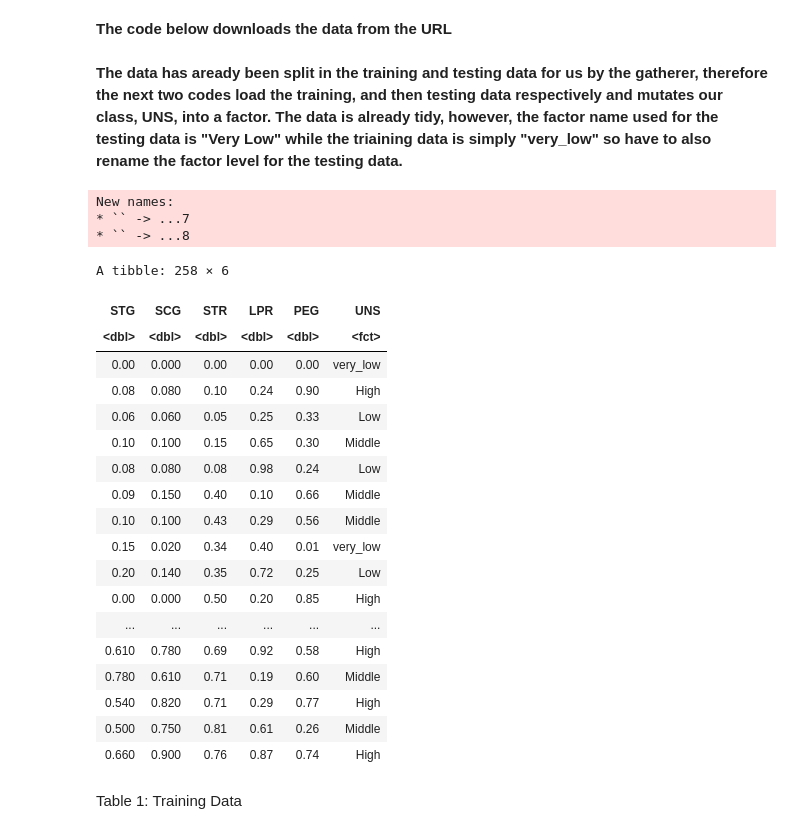
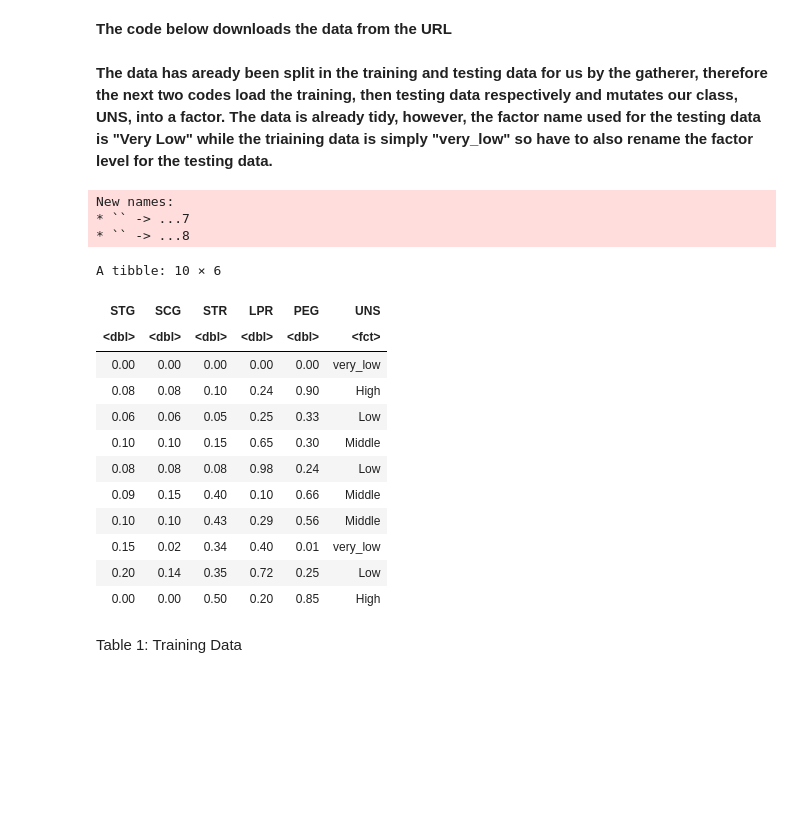
Before and after one commit to Jet-G/dsci-group-project-14, a Jupyter notebook: Project Report/Report.ipynb, the cells around one changed output. Saved outputs shown, nothing was run; the diff lists cells and outputs as text; code cells hidden in the pictures; blank space fills up the shorter version.

```diff
--- a/Project Report/Report.ipynb
+++ b/Project Report/Report.ipynb
@@ -20,35 +20,29 @@ We will start by loading wrangling our data into a form with our potential predi
 url <- "https://archive.ics.uci.edu/ml/machine-learning-databases/00257/Data_User_Modeling_Dataset_Hamdi%20Tolga%20KAHRAMAN.xls"
 download.file(url, destfile = "Data_User_Modeling_Dataset_Hamdi.xls")
 # %% [markdown]
-**The data has aready been split in the training and testing data for us by the gatherer, therefore the next two codes load the training, and then testing data respectively and mutates our class, UNS, into a factor. The data is already tidy, however, the factor name used for the testing data is "Very Low" while the triaining data is simply "very_low" so have to also rename the factor level for the testing data.**
+**The data has aready been split in the training and testing data for us by the gatherer, therefore the next two codes load the training, then testing data respectively and mutates our class, UNS, into a factor. The data is already tidy, however, the factor name used for the testing data is "Very Low" while the triaining data is simply "very_low" so have to also rename the factor level for the testing data.**
 # %%
 training_data <- read_excel("Data_User_Modeling_Dataset_Hamdi.xls", sheet = 2) %>%
 select(STG:UNS) %>%
 mutate(UNS = as.factor(UNS))
-training_data
+head(training_data, n = 10)
 # %% [output]
 New names:
 * `` -> ...7
 * `` -> ...8
-A tibble: 258 × 6
+A tibble: 10 × 6
 | STG | SCG | STR | LPR | PEG | UNS |
 | <dbl> | <dbl> | <dbl> | <dbl> | <dbl> | <fct> |
-| 0.00 | 0.000 | 0.00 | 0.00 | 0.00 | very_low |
-| 0.08 | 0.080 | 0.10 | 0.24 | 0.90 | High |
-| 0.06 | 0.060 | 0.05 | 0.25 | 0.33 | Low |
-| 0.10 | 0.100 | 0.15 | 0.65 | 0.30 | Middle |
-| 0.08 | 0.080 | 0.08 | 0.98 | 0.24 | Low |
-| 0.09 | 0.150 | 0.40 | 0.10 | 0.66 | Middle |
-| 0.10 | 0.100 | 0.43 | 0.29 | 0.56 | Middle |
-| 0.15 | 0.020 | 0.34 | 0.40 | 0.01 | very_low |
-| 0.20 | 0.140 | 0.35 | 0.72 | 0.25 | Low |
-| 0.00 | 0.000 | 0.50 | 0.20 | 0.85 | High |
-| ... | ... | ... | ... | ... | ... |
-| 0.610 | 0.780 | 0.69 | 0.92 | 0.58 | High |
-| 0.780 | 0.610 | 0.71 | 0.19 | 0.60 | Middle |
-| 0.540 | 0.820 | 0.71 | 0.29 | 0.77 | High |
-| 0.500 | 0.750 | 0.81 | 0.61 | 0.26 | Middle |
-| 0.660 | 0.900 | 0.76 | 0.87 | 0.74 | High |
+| 0.00 | 0.00 | 0.00 | 0.00 | 0.00 | very_low |
+| 0.08 | 0.08 | 0.10 | 0.24 | 0.90 | High |
+| 0.06 | 0.06 | 0.05 | 0.25 | 0.33 | Low |
+| 0.10 | 0.10 | 0.15 | 0.65 | 0.30 | Middle |
+| 0.08 | 0.08 | 0.08 | 0.98 | 0.24 | Low |
+| 0.09 | 0.15 | 0.40 | 0.10 | 0.66 | Middle |
+| 0.10 | 0.10 | 0.43 | 0.29 | 0.56 | Middle |
+| 0.15 | 0.02 | 0.34 | 0.40 | 0.01 | very_low |
+| 0.20 | 0.14 | 0.35 | 0.72 | 0.25 | Low |
+| 0.00 | 0.00 | 0.50 | 0.20 | 0.85 | High |
 # %% [markdown]
 Table 1: Training Data
 # %%
```
Also changed, not shown: parts of 10 cells of this notebook.
